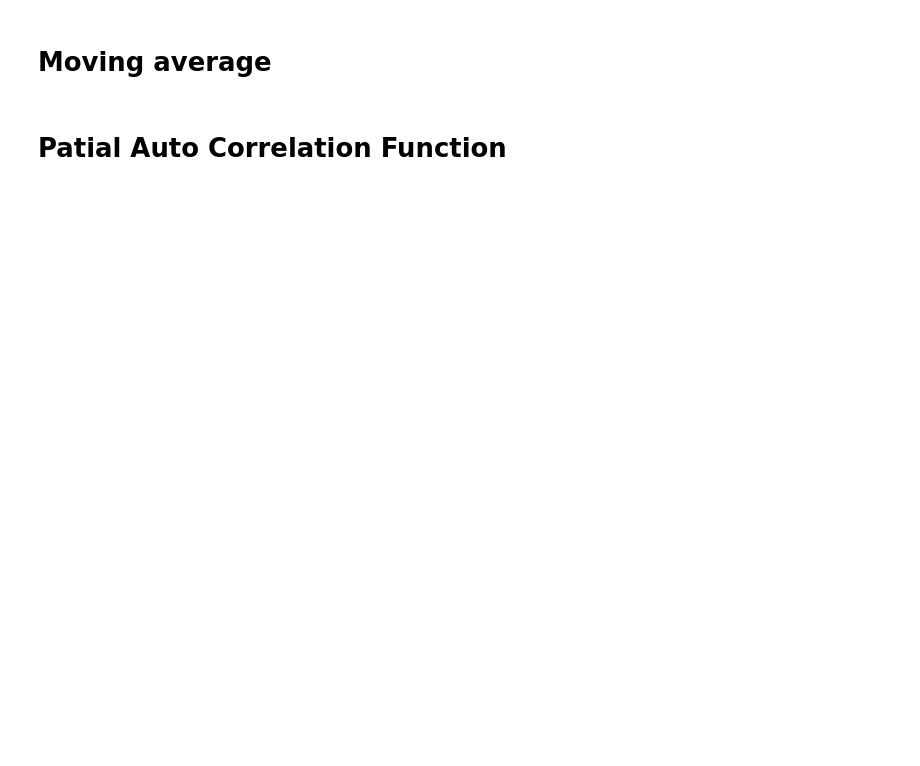
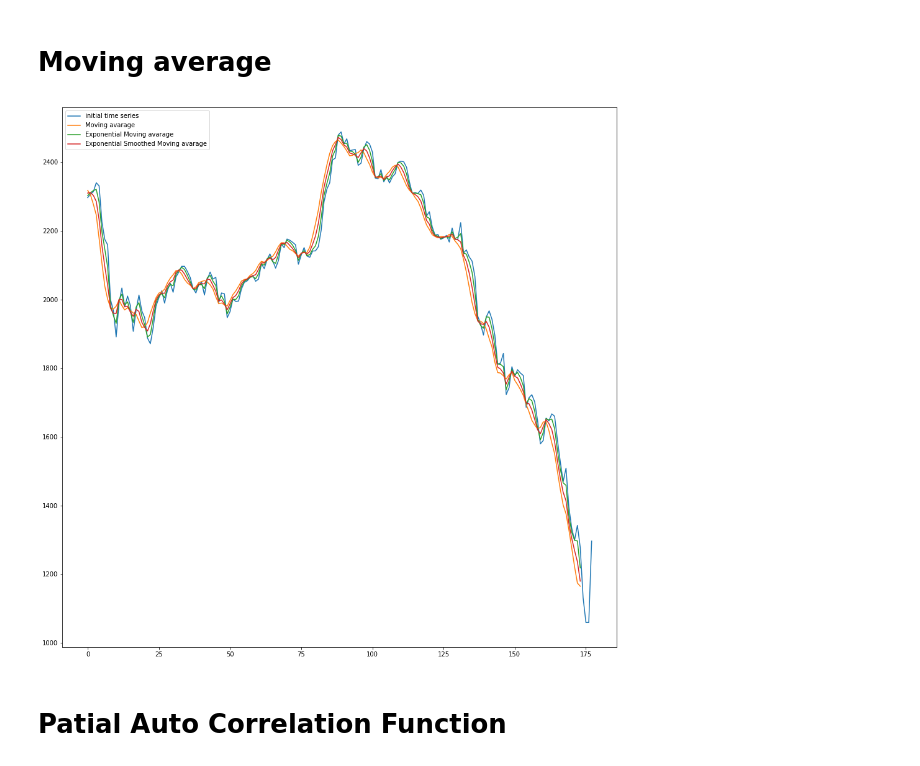
Before and after one commit to VSydorskyy/time_series_iasa, a Jupyter notebook: lab_2/lab2_presentation.ipynb, the cells around one changed output. Saved outputs shown, nothing was run; the diff lists cells and outputs as text; code cells hidden in the pictures; blank space fills up the shorter version.

```diff
--- a/lab_2/lab2_presentation.ipynb
+++ b/lab_2/lab2_presentation.ipynb
@@ -48,13 +57,15 @@ exp_smoothed_ma_result, w_3 = moving_average(features_dfs['''y(k)'''], n=5, weig
 # %%
 plt.figure(figsize=(16,16))
 
 plt.plot(features_dfs['''y(k)'''], label='initial time series')
-plt.plot(range(4,features_dfs.shape[0]),moving_avarege_result, label='Moving avarage')
-plt.plot(range(4,features_dfs.shape[0]),exponential_ma_result, label='Exponential Moving avarage')
-plt.plot(range(4,features_dfs.shape[0]),exp_smoothed_ma_result, label='Exponential Smoothed Moving avarage')
+plt.plot(moving_avarege_result, label='Moving avarage')
+plt.plot(exponential_ma_result, label='Exponential Moving avarage')
+plt.plot(exp_smoothed_ma_result, label='Exponential Smoothed Moving avarage')
 
 plt.legend(loc='upper left')
 plt.show()
+# %% [output]
+[figure, added]
 # %% [markdown]
 # Patial Auto Correlation Function
 # %%
```
Also changed, not shown: parts of 4 cells of this notebook, 23 other files.
